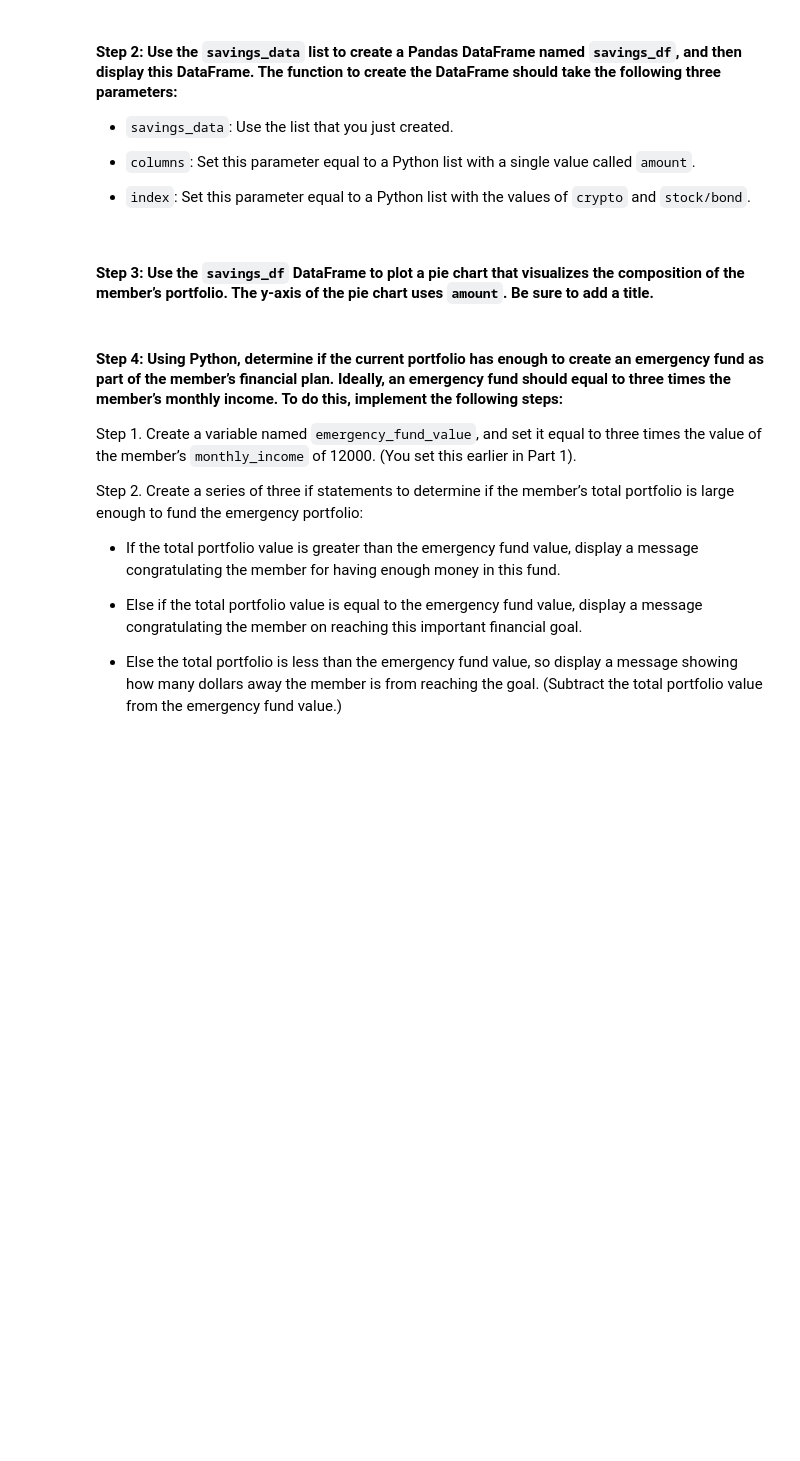
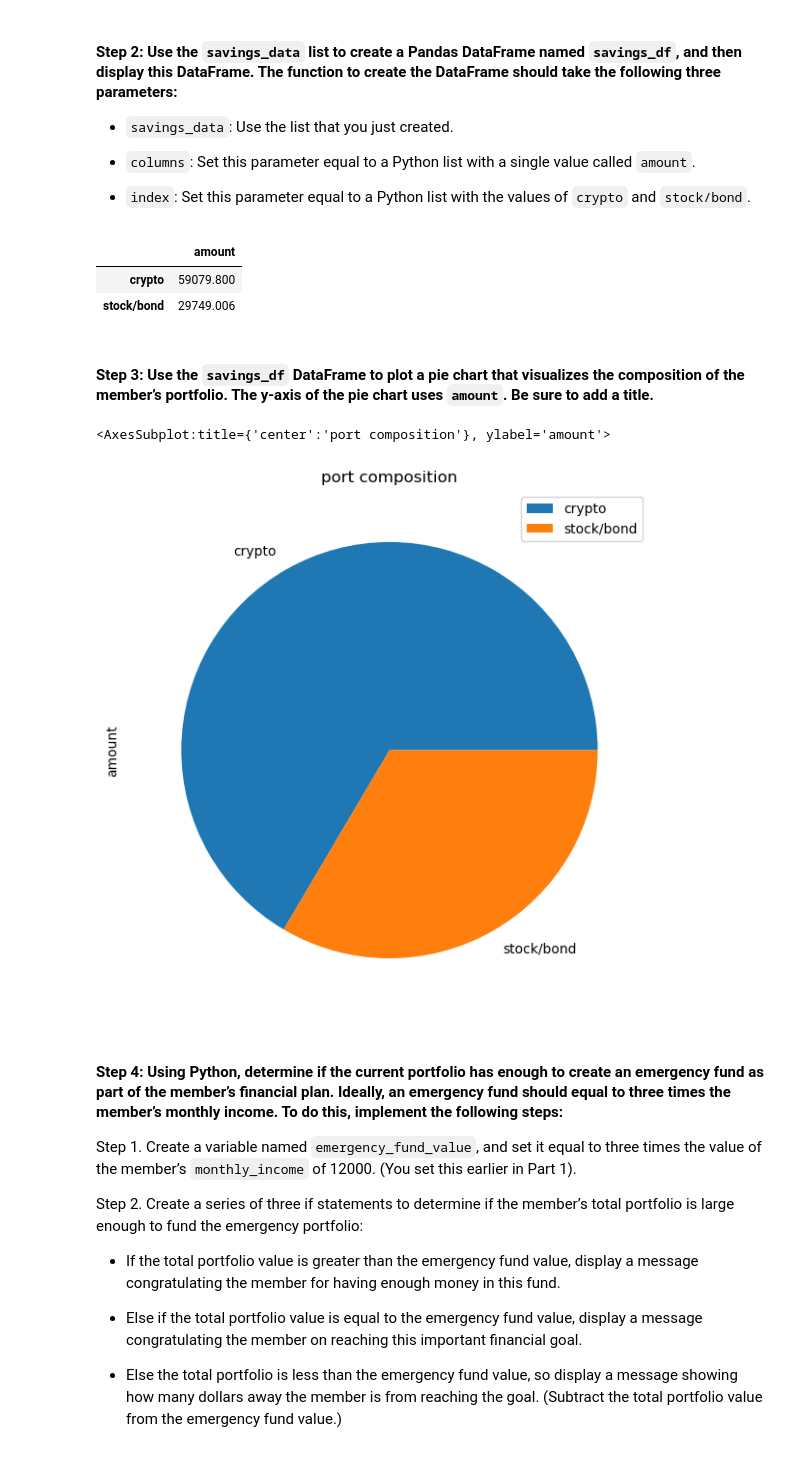
Before and after one commit to willco-1/Emergency-Financial-Planner, a Jupyter notebook: financial_planning_tools.ipynb, the cells around one changed output. Drawn from its saved outputs; the diff is of its cells as text; code cells hidden in the pictures; blank space fills up the shorter version.

```diff
--- a/financial_planning_tools.ipynb
+++ b/financial_planning_tools.ipynb
@@ -316,9 +316,9 @@ In this section, you’ll use the valuations for the cryptocurrency wallet and f
 # %%
 # Consolidate financial assets data into a Python list
 # YOUR CODE HERE
-fin_assets = []
+savings_data = [total_stocks_bonds, total_crypto_wallet]
 # Review the Python list savings_data
 # YOUR CODE HERE
-fin_assets.append([total_stocks_bonds, total_crypto_wallet])
-print(fin_assets)
+
+print(savings_data)
 # %% [output]
@@ -334,14 +334,26 @@ print(fin_assets)
 # %%
 # Create a Pandas DataFrame called savings_df
 # YOUR CODE HERE
-
+savings_df = pd.DataFrame(savings_data,
+    columns=['amount'],
+    index=['crypto', 'stock/bond']
+)  #(savings_data, columns=['amount'], index=['crypto', 'stock/bond'])
 # Display the savings_df DataFrame
 # YOUR CODE HERE
+savings_df
+# %% [output]
+|  | amount |
+| crypto | 59079.800 |
+| stock/bond | 29749.006 |
 # %% [markdown]
 #### Step 3: Use the `savings_df` DataFrame to plot a pie chart that visualizes the composition of the member’s portfolio. The y-axis of the pie chart uses `amount`. Be sure to add a title.
 # %%
 # Plot the total value of the member's portfolio (crypto and stock/bond) in a pie chart
 # YOUR CODE HERE
+savings_df.plot.pie(title="port composition", figsize=(10,7), y='amount')
+# %% [output]
+<AxesSubplot:title={'center':'port composition'}, ylabel='amount'>
+[figure, added]
 # %% [markdown]
 #### Step 4: Using Python, determine if the current portfolio has enough to create an emergency fund as part of the member’s financial plan. Ideally, an emergency fund should equal to three times the member’s monthly income. To do this, implement the following steps:
 
```
Also changed, not shown: parts of 10 cells of this notebook.
